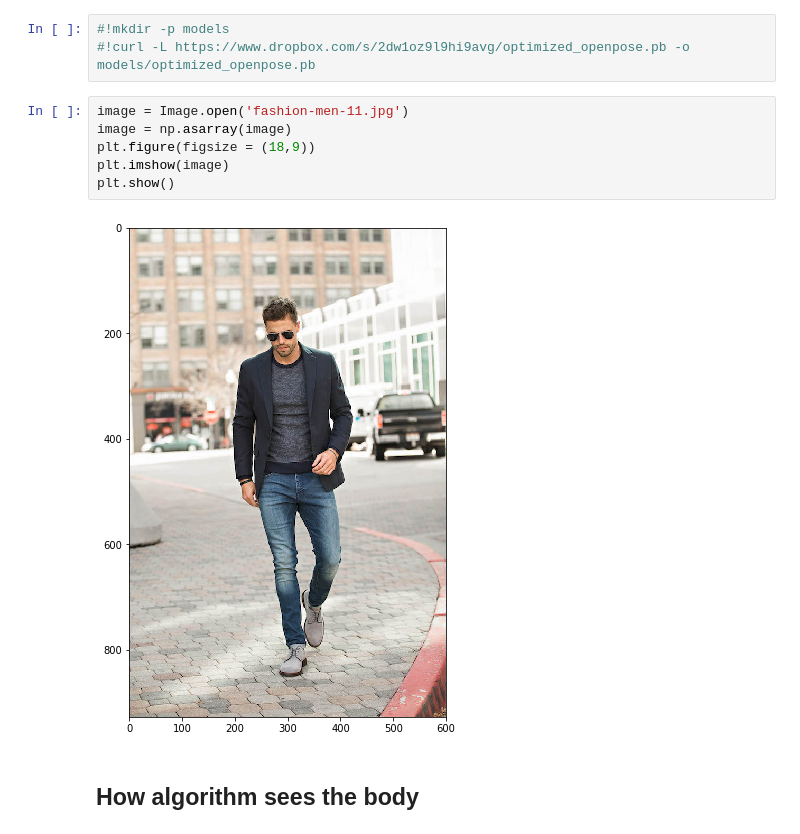
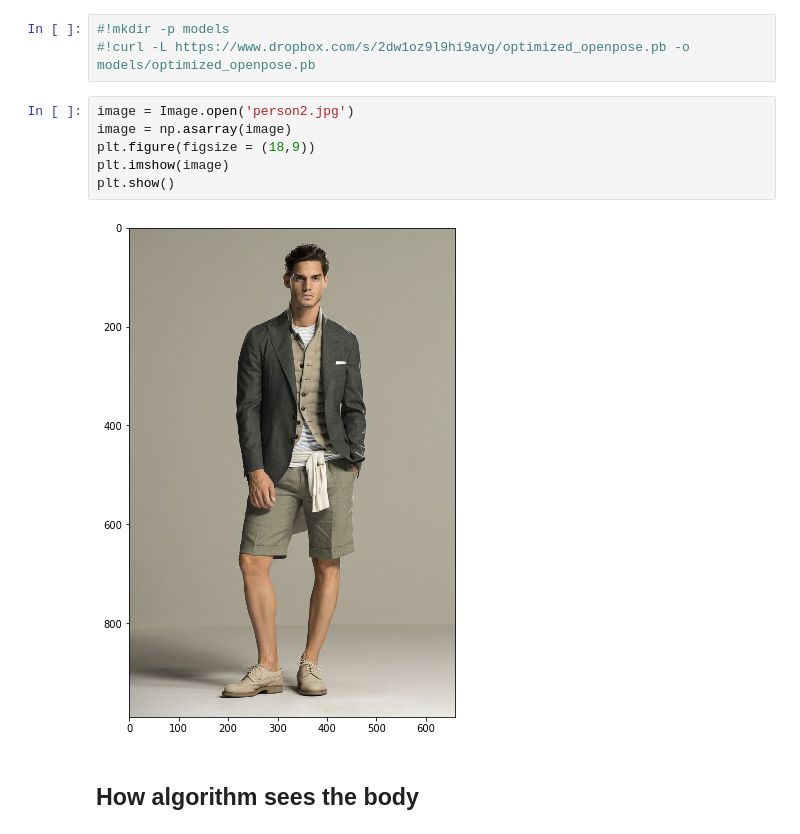
Before and after one commit to akh64bit/qconsf, a Jupyter notebook: bodycrop/crop.ipynb, the cells around one changed output. Saved outputs shown, nothing was run; the diff lists cells and outputs as text.

```diff
--- a/bodycrop/crop.ipynb
+++ b/bodycrop/crop.ipynb
@@ -22,13 +22,13 @@ inf = SmartBodyCrop(model_url = model_url)
 #!mkdir -p models
 #!curl -L https://www.dropbox.com/s/2dw1oz9l9hi9avg/optimized_openpose.pb -o models/optimized_openpose.pb
 # %%
-image = Image.open('fashion-men-11.jpg')
+image = Image.open('person2.jpg')
 image = np.asarray(image)
 plt.figure(figsize = (18,9))
 plt.imshow(image)
 plt.show()
 # %% [output]
-[figure, old version]
+[figure, new version]
 # %% [markdown]
 ## How algorithm sees the body
 # %%
```
Also changed, not shown: parts of 17 cells of this notebook, 1 other file.
